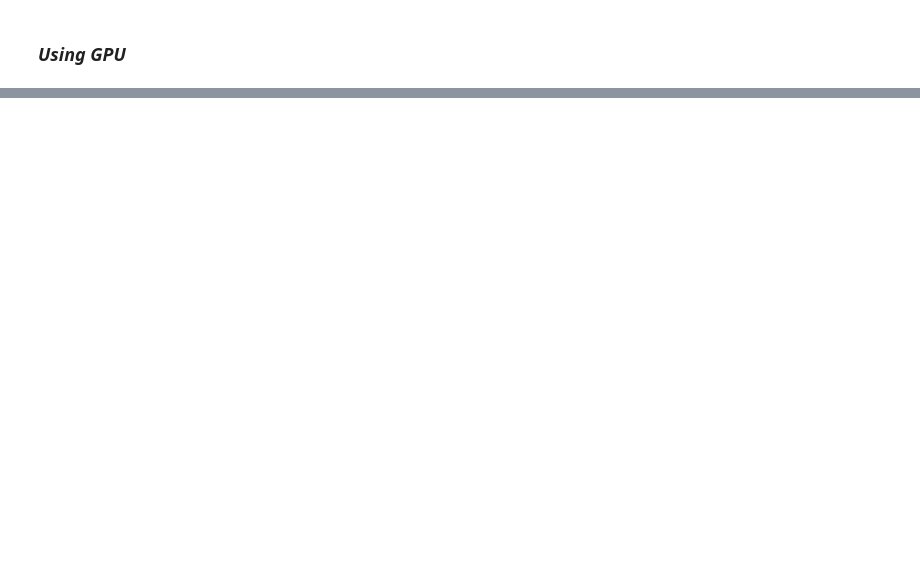
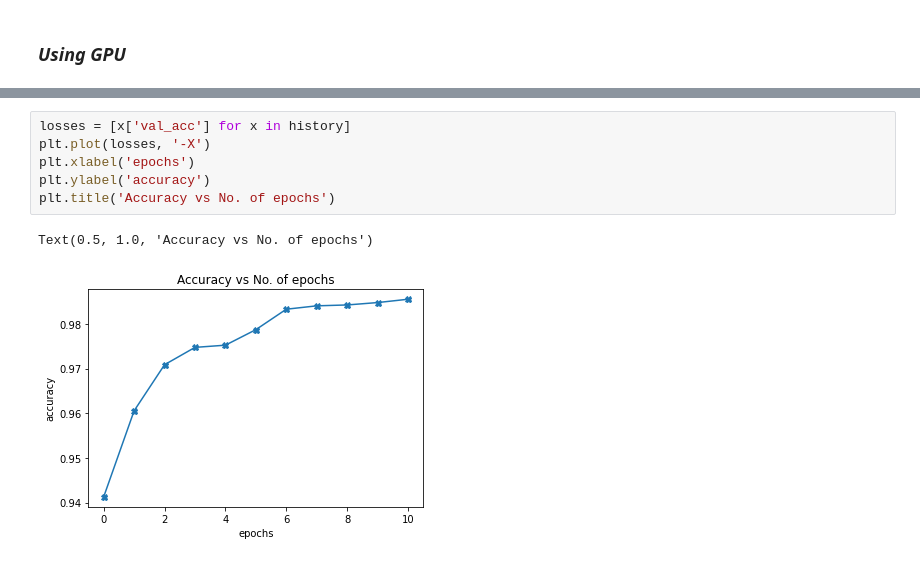
Before and after one commit to ksachchidanand/Deep-Learning, a Jupyter notebook: Zero to GANs/Feed Forward Neural Network.ipynb, the cells around one changed output, grey strips where cells are left out. Saved outputs shown, nothing was run; the diff lists cells and outputs as text; blank space fills up the shorter version.

```diff
--- a/Zero to GANs/Feed Forward Neural Network.ipynb
+++ b/Zero to GANs/Feed Forward Neural Network.ipynb
@@ -120,0 +255,9 @@ False
+# %%
+losses = [x['val_acc'] for x in history]
+plt.plot(losses, '-X')
+plt.xlabel('epochs')
+plt.ylabel('accuracy')
+plt.title('Accuracy vs No. of epochs')
+# %% [output]
+Text(0.5, 1.0, 'Accuracy vs No. of epochs')
+[figure, added]
```
Also changed, not shown: parts of 19 cells of this notebook.
